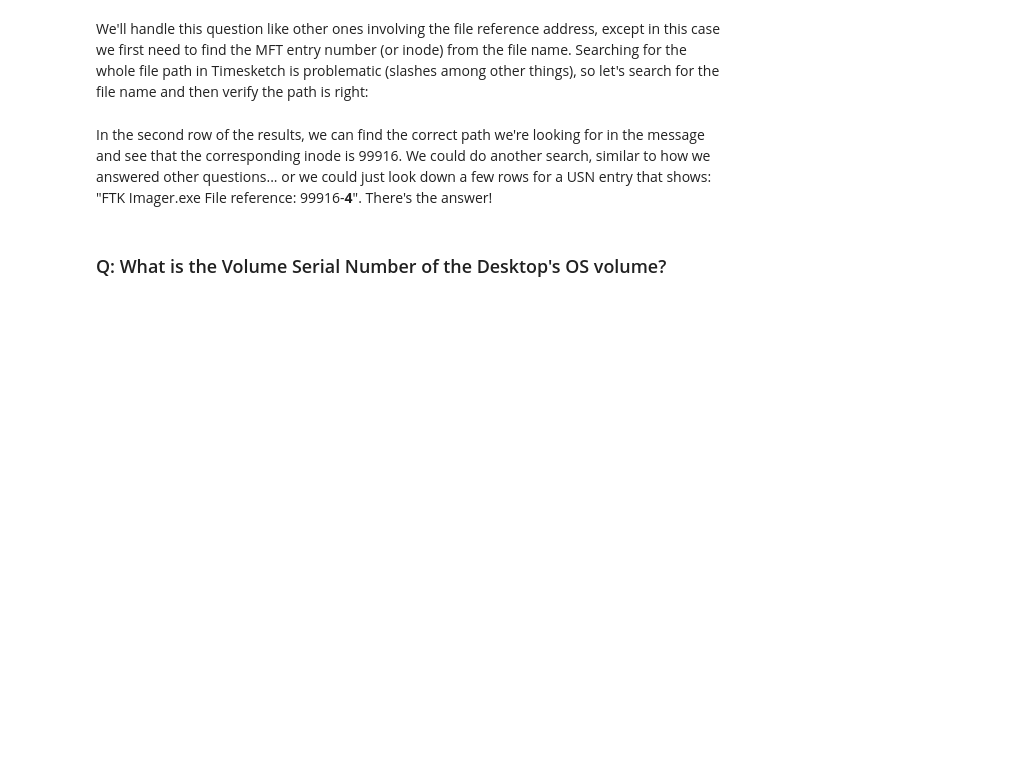
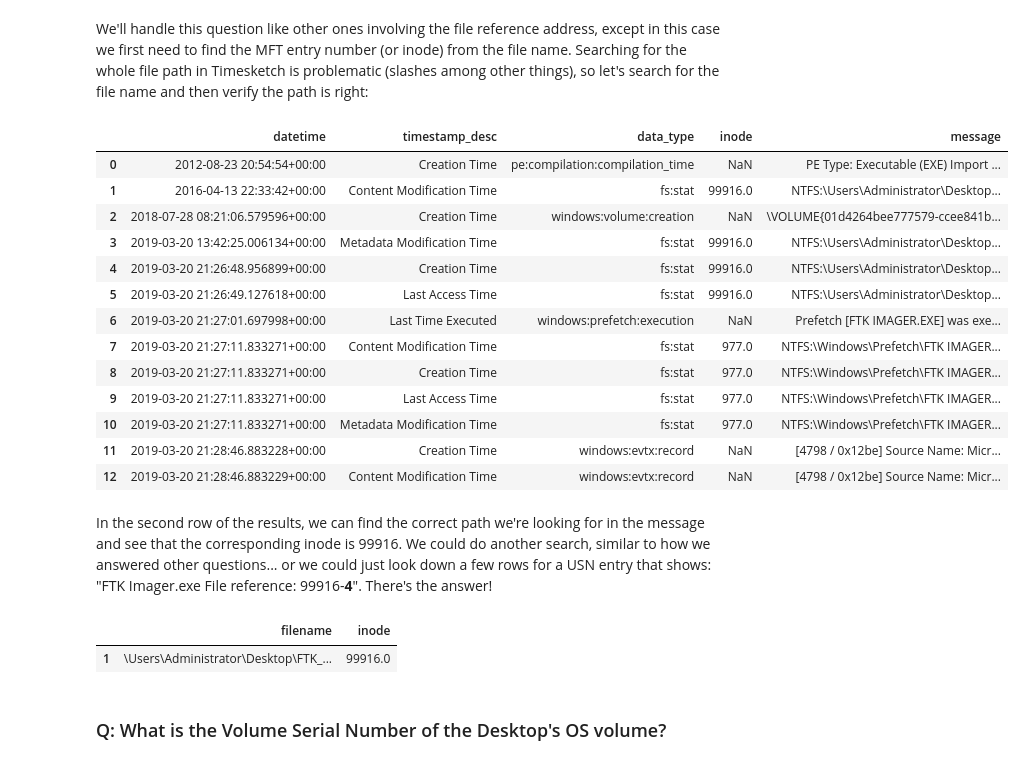
Before and after one commit to google/timesketch, a Jupyter notebook: notebooks/MUS2019_CTF.ipynb, the cells around one changed output. Saved outputs shown, nothing was run; the diff lists cells and outputs as text; code cells hidden in the pictures; blank space fills up the shorter version.

```diff
--- a/notebooks/MUS2019_CTF.ipynb
+++ b/notebooks/MUS2019_CTF.ipynb
@@ -46,0 +58,10 @@ ts_client = client.TimesketchApi(SERVER, USER, PASSWORD)
+# %%
+#@title Client Information
+# @markdown In order to connect to Timesketch you need to first get a Timesketch object, which will require you to answer
+# @markdown some questions the first time you execute this code. The answers are:
+# @markdown + **auth_mode**: timesketch (username/pwd combination)
+# @markdown + **host_uri**: https://demo.timesketch.org
+# @markdown + **username**: demo
+# @markdown + **password**: demo
+
+ts_client = config.get_client()
@@ -50,5 +79,8 @@ Now that we've connected to the Timesketch server, we need to select the Sketch
 First we'll list the available sketches, then print their names:
 # %%
 sketches = ts_client.list_sketches()
-for i, sketch in enumerate(sketches):
-  print('[{0:d}] {1:s}'.format(i, sketch.name))
+ctf = None
+for sketch in sketches:
+  print('[{0:d}] {1:s}'.format(sketch.id, sketch.name))
+  if sketch.name == 'MUS2019 CTF':
+    ctf = sketch
@@ -57,2 +98,0 @@ Then we'll select the MUS2019-CTF sketch (shown as sketch 0 above; you can chang
-# %%
-ctf = sketches[0]
@@ -149,11 +222,33 @@ We'll handle this question like other ones involving the file reference address,
 # %%
 ts_results = ctf.explore(
     'FTK Imager.exe',
-    return_fields='datetime,timestamp_desc,data_type,inode,message',
+    return_fields='datetime,timestamp_desc,data_type,inode,message,filename',
     as_pandas=True)
 ts_results[['datetime','timestamp_desc','data_type','inode','message']]
+# %% [output]
+|  | datetime | timestamp_desc | data_type | inode | message |
+| 0 | 2012-08-23 20:54:54+00:00 | Creation Time | pe:compilation:compilation_time | NaN | PE Type: Executable (EXE) Import ... |
+| 1 | 2016-04-13 22:33:42+00:00 | Content Modification Time | fs:stat | 99916.0 | NTFS:\Users\Administrator\Desktop... |
+| 2 | 2018-07-28 08:21:06.579596+00:00 | Creation Time | windows:volume:creation | NaN | \VOLUME{01d4264bee777579-ccee841b... |
+| 3 | 2019-03-20 13:42:25.006134+00:00 | Metadata Modification Time | fs:stat | 99916.0 | NTFS:\Users\Administrator\Desktop... |
+| 4 | 2019-03-20 21:26:48.956899+00:00 | Creation Time | fs:stat | 99916.0 | NTFS:\Users\Administrator\Desktop... |
+| 5 | 2019-03-20 21:26:49.127618+00:00 | Last Access Time | fs:stat | 99916.0 | NTFS:\Users\Administrator\Desktop... |
+| 6 | 2019-03-20 21:27:01.697998+00:00 | Last Time Executed | windows:prefetch:execution | NaN | Prefetch [FTK IMAGER.EXE] was exe... |
+| 7 | 2019-03-20 21:27:11.833271+00:00 | Content Modification Time | fs:stat | 977.0 | NTFS:\Windows\Prefetch\FTK IMAGER... |
+| 8 | 2019-03-20 21:27:11.833271+00:00 | Creation Time | fs:stat | 977.0 | NTFS:\Windows\Prefetch\FTK IMAGER... |
+| 9 | 2019-03-20 21:27:11.833271+00:00 | Last Access Time | fs:stat | 977.0 | NTFS:\Windows\Prefetch\FTK IMAGER... |
+| 10 | 2019-03-20 21:27:11.833271+00:00 | Metadata Modification Time | fs:stat | 977.0 | NTFS:\Windows\Prefetch\FTK IMAGER... |
+| 11 | 2019-03-20 21:28:46.883228+00:00 | Creation Time | windows:evtx:record | NaN | [4798 / 0x12be] Source Name: Micr... |
+| 12 | 2019-03-20 21:28:46.883229+00:00 | Content Modification Time | windows:evtx:record | NaN | [4798 / 0x12be] Source Name: Micr... |
 # %% [markdown]
 In the second row of the results, we can find the correct path we're looking for in the message and see that the corresponding inode is 99916. We could do another search, similar to how we answered other questions... or we could just look down a few rows for a USN entry that shows: "FTK Imager.exe File reference: 99916-**4**".  There's the answer!
+# %%
+ts_results[
+    ~ts_results.filename.isna() & (
+        ts_results.filename.str.contains(r'Users\\Administrator\\Desktop\\FTK_Imager_Lite_3.1.1\\FTK Imager.exe'))][['filename', 'inode']].drop_duplicates()
+# %% [output]
+|  | filename | inode |
+| 1 | \Users\Administrator\Desktop\FTK_... | 99916.0 |
 # %% [markdown]
 ### Q: What is the Volume Serial Number of the Desktop's OS volume?
 # %% [markdown]
```
Also changed, not shown: parts of 39 cells of this notebook.
